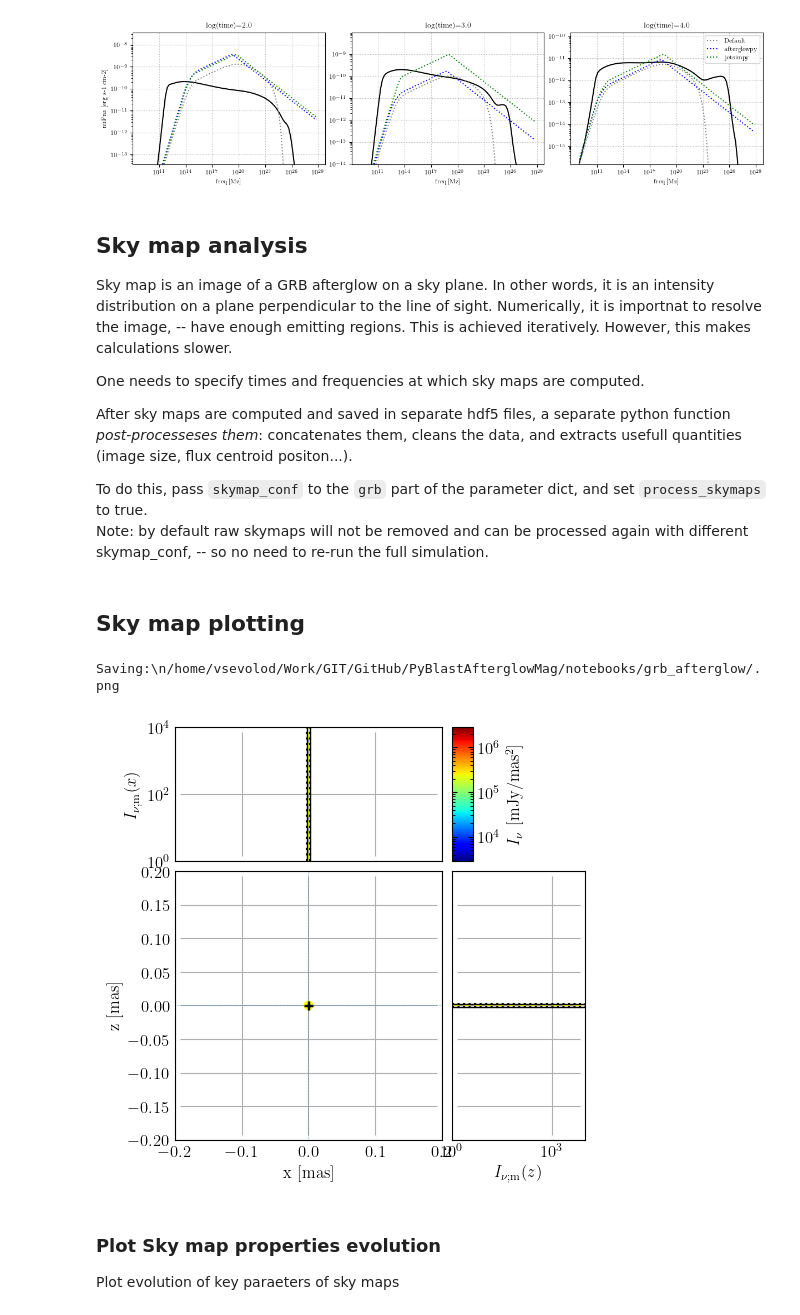
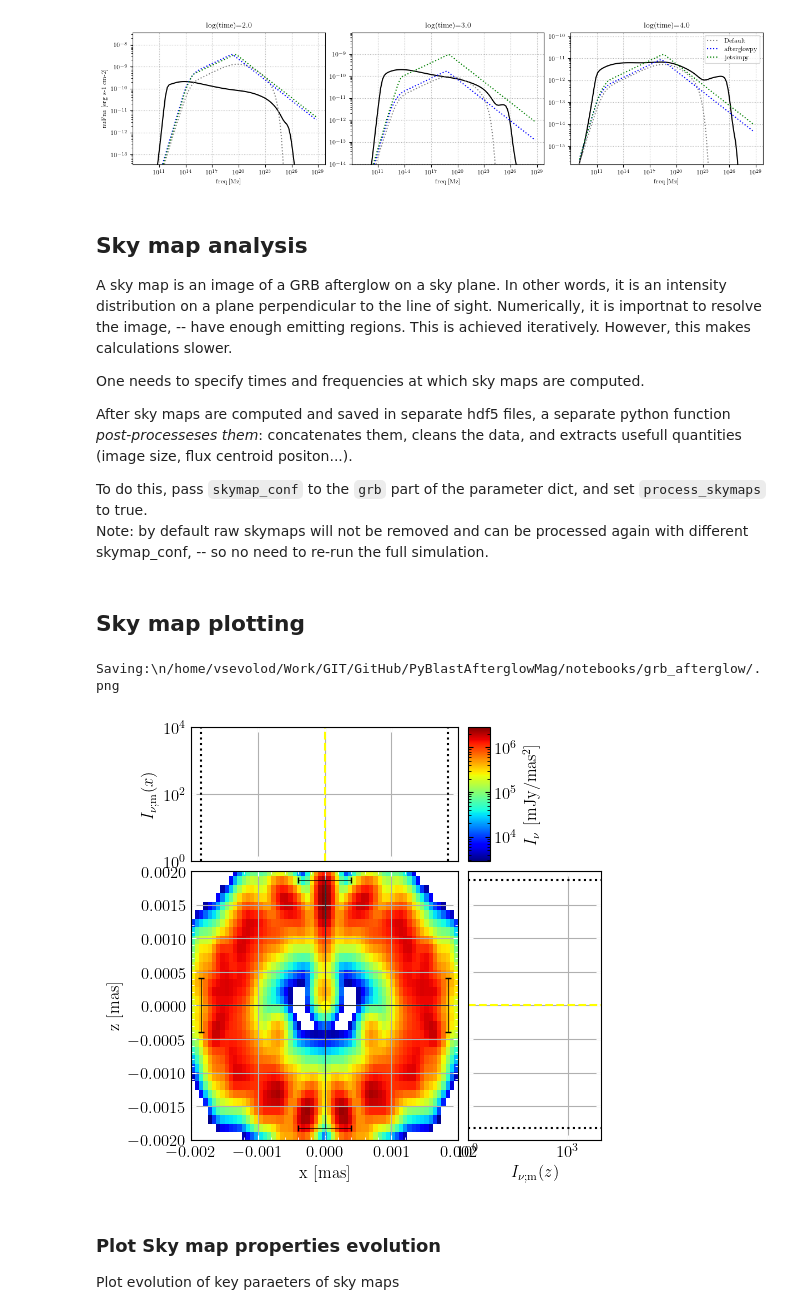
Before and after one commit to vsevolodnedora/PyBlastAfterglowMag, a Jupyter notebook: notebooks/grb_afterglow/tophat_jet.ipynb, the cells around one changed output. Drawn from its saved outputs; the diff is of its cells as text; code cells hidden in the pictures.

```diff
--- a/notebooks/grb_afterglow/tophat_jet.ipynb
+++ b/notebooks/grb_afterglow/tophat_jet.ipynb
@@ -36,7 +50,7 @@ struct = dict(
     Gamma0c=600.,#400.,    # lorentz factor of the core of the jet
     M0c=-1.,         # mass of the ejecta (if -1 -- iferr from Eiso_c and Gamma0c)
     theta_c=np.deg2rad(15.),#0.1,     # half-opening angle of the core of the jet
-    theta_w=np.deg2rad(15.)#0.1      # half-opening angle of the winds of the jet
+    theta_w=np.deg2rad(15.) #0.1      # half-opening angle of the winds of the jet
 )
 
 # set model parameters
@@ -50,7 +64,7 @@ P = dict(
             #rtol=5e-7,   # relative tolerance for adaptive quadrature that compute observed emission
             lc_freqs='array logspace 1e9 1e29 96', # frequencies for light curve calculation
             lc_times='array logspace 10 1e6 128', # times for light curve calculation
-            tb0=1.,tb1=1e9,ntb=1000, # burster frame time grid boundary, resolution, for the simulation
+            tb0=1.,tb1=1e9,ntb=1000, # burster frame time grid boundaries, resolution, for the simulation
         ),
         # ejecta parameters; FS only -- 3 free parameters
         grb=dict(
@@ -60,12 +74,12 @@ P = dict(
             p_fs=2.6,#2.2,         # microphysics - FS - slope of the injection electron spectrum
             do_lc='yes',      # task - compute light curves
             save_spec='yes', # save comoving spectra
-            method_synchrotron_fs = 'WSPN99',
-            method_ne_fs = 'usenprime',
-            method_ele_fs = 'analytic',
-            method_comp_mode = 'observFlux',
-            freq2_fs=1e33,freq2_rs=1e33,
-            freq1_fs=5e4,freq1_rs=5e4,
+            # method_synchrotron_fs = 'WSPN99',
+            # method_ne_fs = 'usenprime',
+            # method_ele_fs = 'analytic',
+            # method_comp_mode = 'observFlux',
+            freq1_fs=5e4,freq2_fs=1e33, # freq. grid limits for FS.
+            freq1_rs=5e4,freq2_rs=1e33, # freq. grid limits for RS.
         )
 )
 # %% [markdown]
@@ -538,7 +555,7 @@ No artists with labels found to put in legend.  Note that artists whose label st
 # %% [markdown]
 ## Sky map analysis
 
-Sky map is an image of a GRB afterglow on a sky plane. In other words, it is an intensity distribution on a plane perpendicular to the line of sight. Numerically, it is importnat to resolve the image, -- have enough emitting regions. This is achieved iteratively. However, this makes calculations slower.
+A sky map is an image of a GRB afterglow on a sky plane. In other words, it is an intensity distribution on a plane perpendicular to the line of sight. Numerically, it is importnat to resolve the image, -- have enough emitting regions. This is achieved iteratively. However, this makes calculations slower.
 
 One needs to specify times and frequencies at which sky maps are computed.
 
@@ -548,12 +565,19 @@ To do this, pass `skymap_conf` to the `grb` part of the parameter dict, and set
 Note: by default raw skymaps will not be removed and can be processed again with different skymap_conf, -- so no need to re-run the full simulation.
 # %%
 P_fsrs_ssc_skymap=copy.deepcopy(P)
+
+# Add high energy part (SSC and PP)
 P_fsrs_ssc_skymap["grb"]["method_ssc_fs"] = "numeric" # from none -> numeric
 P_fsrs_ssc_skymap["grb"]["method_pp_fs"] = "numeric" # from none -> numeric
+
+# Add SSA (low energy part absorption)
+P_fsrs["grb"]["use_ssa_fs"] = "yes" # from none -> numeric
+P_fsrs["grb"]["use_ssa_rs"] = "yes" # from none -> numeric
 
 P_fsrs_ssc_skymap["grb"]["do_rs"] = "yes" # from none -> numeric
 P_fsrs_ssc_skymap["grb"]["bw_type"] = "fsrs" # from none -> numeric
 
+# Microphsyics for reverse shock
 P_fsrs_ssc_skymap["grb"]["eps_e_rs"] = 0.01
 P_fsrs_ssc_skymap["grb"]["eps_b_rs"] = 0.001
 P_fsrs_ssc_skymap["grb"]["p_rs"] = 2.2
@@ -576,9 +600,9 @@ working_dir = os.getcwd() + '/tmp_fsrs_ssc_skymap/' # new working directory for
 pba_run_fsrs_ssc_skymap = run_grb(
     working_dir=working_dir, # directory to save/load from simulation data
     P=P_fsrs_ssc_skymap,                     # all parameters
-    run=False,                # run code itself (if False, it will try to load results)
+    run=True,                # run code itself (if False, it will try to load results)
     path_to_cpp="/home/vsevolod/Work/GIT/GitHub/PyBlastAfterglowMag/src/pba.out",
-    loglevel="info",
+    loglevel="err",
     process_skymaps=True # ! concantenate raw .hdf5 sky maps into 1 clean file (& clean data)
 )
 clear_output(wait=False)
@@ -588,35 +612,35 @@ clear_output(wait=False)
 config = {
         "gridspec": {
             "width_ratios": (4, 2), "height_ratios": (2, 4),
             "left": 0.19, "right": 0.95, "bottom": 0.1, "top": 0.96, "wspace": 0.05, "hspace": 0.05
         },
         "figname": "out", "paperpath": os.getcwd()+'/', "figfpath": os.getcwd()+'/', "save_pdf": False, "save_figs": True,
         "show_figs": True,
         "grid": False,
         "figsize": (5.4, 4.8),
         "type":"hist",
         "cm": {"color": 'yellow', "marker": "o"},
         "ysize": {"capsize": 2, "color": "black", "lw": 0.5},
         "xsize": {"capsize": 2, "color": "black", "lw": 0.5},
         "pcolormesh": {"cmap": 'jet', "set_under": 'white', "set_over": None, "set_rasterized": True,
                        "norm": ("log", "0.001max", "1max"), "facecolor": None, "alpha": 1.0, "isnan": np.nan},
-        "xlim": (-0.2, 0.2), "ylim": (-0.2, 0.2),
+        "xlim": (-0.002, 0.002), "ylim": (-0.002, 0.002),
         "title": {"title": "time_fluxratio"},  # "time_fluxratio"
         "cbar_title": r'$I_{\nu}^{\rm w}/I_{\nu}^{\rm w/o}$',
         "xlabel": "x [mas]", "ylabel": "z [mas]",
         "histx_backgound_color": "white",
         "histy_backgound_color": "white",
         "plot_grids":True,
         "histx_lim":(1e0,1e4),
         "histy_lim":(1e0,1e4)
     }
 time= 1e5
 freq= 1.e9
 pba.skymap_plotting_tools.full_plot_skymap_with_hists(
     skymap=pba_run_fsrs_ssc_skymap.GRB.get_skymap(time=time, freq=freq), conf=config)
 # %% [output]
 Saving:\n/home/vsevolod/Work/GIT/GitHub/PyBlastAfterglowMag/notebooks/grb_afterglow/.png
-[figure, old version]
+[figure, new version]
 # %% [markdown]
 ### Plot Sky map properties evolution
 
```
Also changed, not shown: parts of 7 cells of this notebook, 2 other files.
